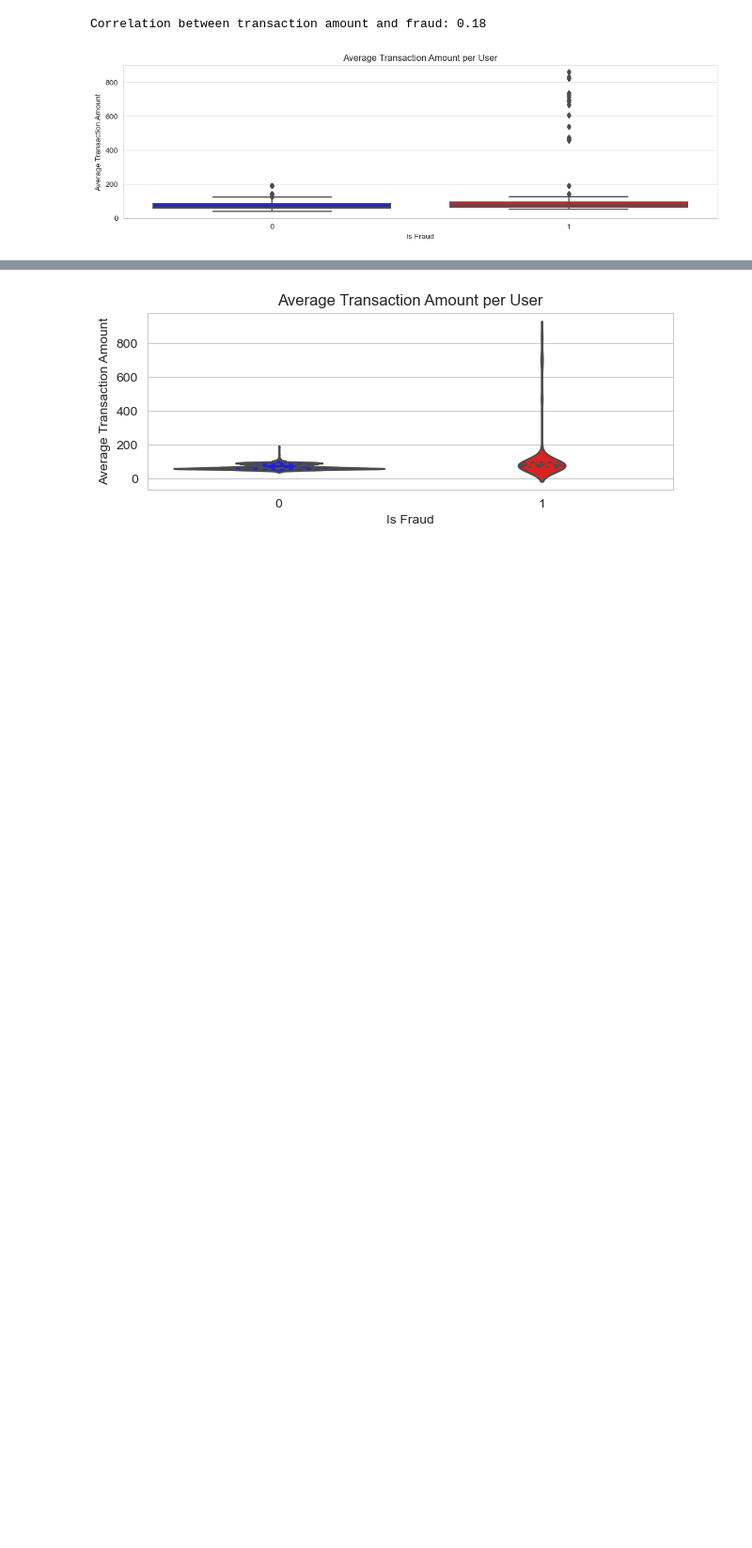
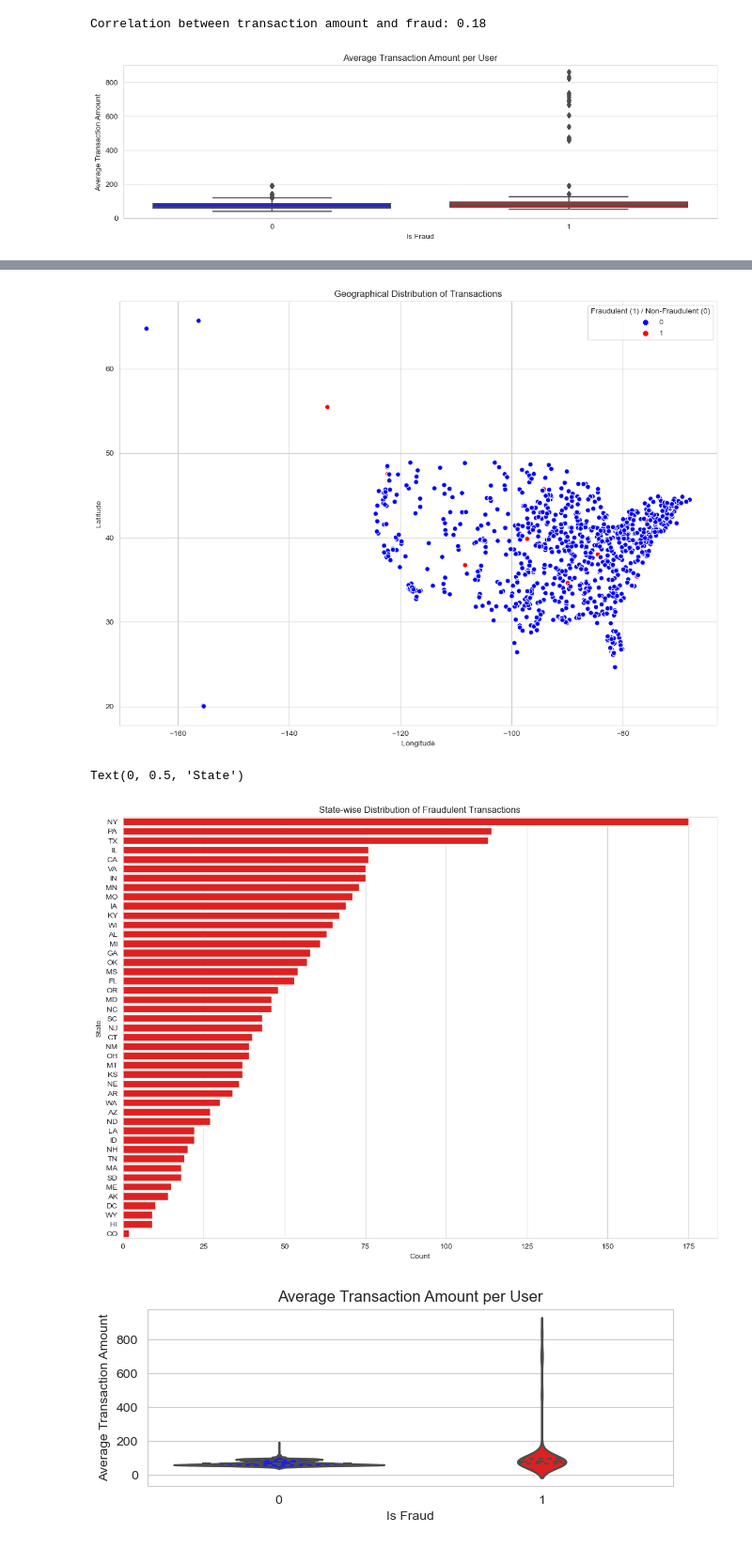
Before and after one commit to SSIN0045/TechnologyInnovationProject, a Jupyter notebook: data_preprocessing.ipynb, the cells around one changed output, grey strips where cells are left out. Shown at 94% size. Saved outputs shown, nothing was run; the diff lists cells and outputs as text; code cells hidden in the pictures; blank space fills up the shorter version.

```diff
--- a/data_preprocessing.ipynb
+++ b/data_preprocessing.ipynb
@@ -273,0 +342,23 @@ df['age'] = (df['trans_date_trans_time'] - df['dob']).dt.days // 365
+# %%
+import pandas as pd
+from datetime import datetime, time
+
+# Assuming df is your DataFrame
+# Convert 'trans_date' and 'dob' to datetime format
+df['trans_date'] = pd.to_datetime(df['trans_date'])
+df['dob'] = pd.to_datetime(df['dob'])
+
+# Convert 'trans_time' to a proper datetime format (assuming 'trans_time' contains only time)
+df['trans_time'] = pd.to_datetime(df['trans_time'], format='%H:%M:%S').dt.time
+
+# Combine 'trans_date' and 'trans_time' into a single datetime column
+df['trans_date_trans_time'] = df.apply(lambda row: datetime.combine(row['trans_date'], row['trans_time']), axis=1)
+
+# Create new features: 'transaction_hour', 'transaction_day', 'transaction_month', 'age'
+df['transaction_hour'] = df['trans_date_trans_time'].dt.hour
+df['transaction_day'] = df['trans_date_trans_time'].dt.day
+df['transaction_month'] = df['trans_date_trans_time'].dt.month
+df['age'] = (df['trans_date'] - df['dob']).dt.days // 365
+
+# Display the first few rows to verify
+print(df.head())
@@ -369,3 +472,28 @@ Name: is_fraud, dtype: float64
+# %%
+## Features - state, city , street
+# Plot geographical distribution
+plt.figure(figsize=(14, 10))
+sns.scatterplot(x='long', y='lat', hue='is_fraud', palette=['blue', 'red'], data=df)
+plt.title('Geographical Distribution of Transactions')
+plt.xlabel('Longitude')
+plt.ylabel('Latitude')
+plt.legend(title='Fraudulent (1) / Non-Fraudulent (0)')
+plt.show()
+
+
+# Filter the dataset to include only fraudulent transactions
+df_fraud = df[df['is_fraud'] == 1]
+
+# Plot State-wise Distribution of Fraudulent Transactions
+plt.figure(figsize=(14, 10))
+sns.countplot(y='state', data=df_fraud, order=df_fraud['state'].value_counts().index, palette=['red'])
+plt.title('State-wise Distribution of Fraudulent Transactions')
+plt.xlabel('Count')
+plt.ylabel('State')
+# %% [output]
+[figure, added]
+Text(0, 0.5, 'State')
+[figure, added]
 # %%
 # Violin plot
 plt.subplot(2, 1, 2)
```
Also changed, not shown: parts of 31 cells of this notebook.
